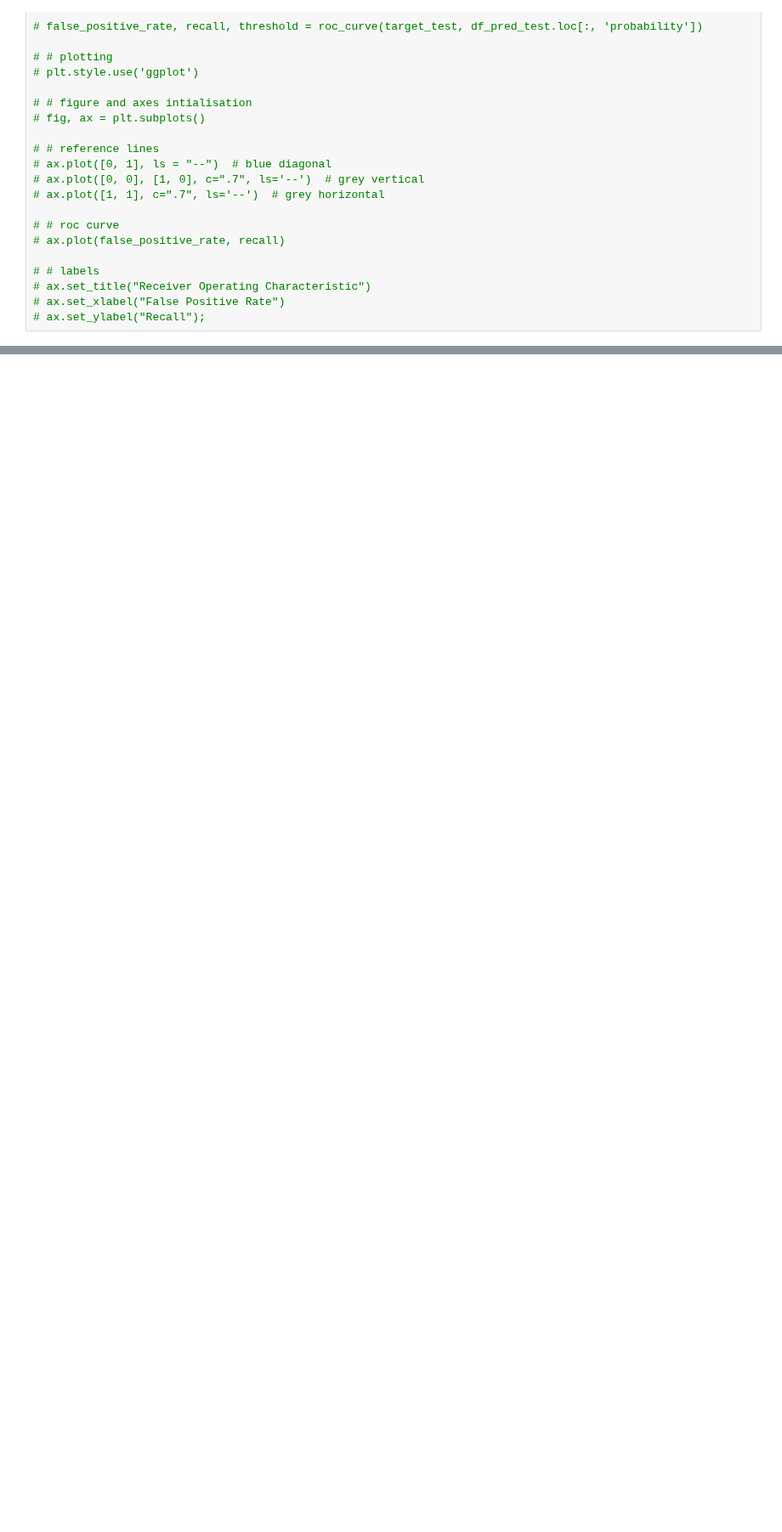
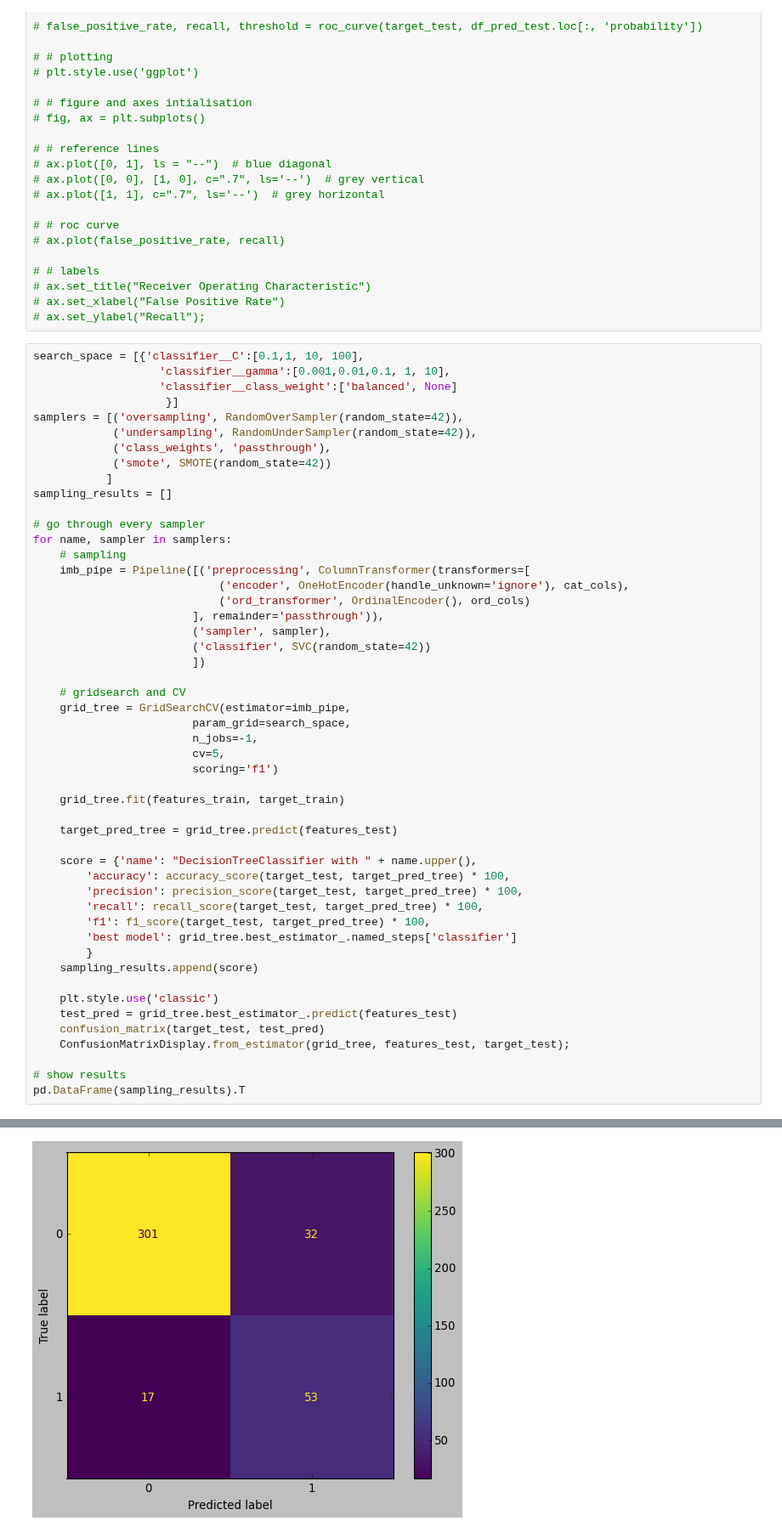
Before and after one commit to Kopy91/seer_breast_cancer, a Jupyter notebook: breast_cancer_ML.ipynb, the cells around one changed output, grey strips where cells are left out. Shown at 85% size. Saved outputs shown, nothing was run; the diff lists cells and outputs as text; blank space fills up the shorter version.

```diff
--- a/breast_cancer_ML.ipynb
+++ b/breast_cancer_ML.ipynb
@@ -983,3 +1083,54 @@ grid_svc = pickle.load(open(file_name, 'rb'))
 # ax.set_title("Receiver Operating Characteristic")
 # ax.set_xlabel("False Positive Rate")
 # ax.set_ylabel("Recall");
+# %%
+search_space = [{'classifier__C':[0.1,1, 10, 100],
+                   'classifier__gamma':[0.001,0.01,0.1, 1, 10],
+                   'classifier__class_weight':['balanced', None]
+                    }]
+samplers = [('oversampling', RandomOverSampler(random_state=42)),
+            ('undersampling', RandomUnderSampler(random_state=42)),
+            ('class_weights', 'passthrough'),
+            ('smote', SMOTE(random_state=42))
+           ]
+sampling_results = []
+
+# go through every sampler
+for name, sampler in samplers:
+    # sampling
+    imb_pipe = Pipeline([('preprocessing', ColumnTransformer(transformers=[
+                            ('encoder', OneHotEncoder(handle_unknown='ignore'), cat_cols),
+                            ('ord_transformer', OrdinalEncoder(), ord_cols)
+                        ], remainder='passthrough')),
+                        ('sampler', sampler),
+                        ('classifier', SVC(random_state=42))
+                        ])
+
+    # gridsearch and CV
+    grid_tree = GridSearchCV(estimator=imb_pipe,
+                        param_grid=search_space,
+                        n_jobs=-1,
+                        cv=5,
+                        scoring='f1')
+
+    grid_tree.fit(features_train, target_train)
+
+    target_pred_tree = grid_tree.predict(features_test)
+
+    score = {'name': "DecisionTreeClassifier with " + name.upper(),
+        'accuracy': accuracy_score(target_test, target_pred_tree) * 100,
+        'precision': precision_score(target_test, target_pred_tree) * 100,
+        'recall': recall_score(target_test, target_pred_tree) * 100,
+        'f1': f1_score(target_test, target_pred_tree) * 100,
+        'best model': grid_tree.best_estimator_.named_steps['classifier']
+        }
+    sampling_results.append(score)
+
+    plt.style.use('classic')
+    test_pred = grid_tree.best_estimator_.predict(features_test)
+    confusion_matrix(target_test, test_pred)
+    ConfusionMatrixDisplay.from_estimator(grid_tree, features_test, target_test);
+
+# show results
+pd.DataFrame(sampling_results).T
+# %% [output]
@@ -985,0 +1144 @@ grid_svc = pickle.load(open(file_name, 'rb'))
+[figure, added]
```
Also changed, not shown: parts of 32 cells of this notebook.
